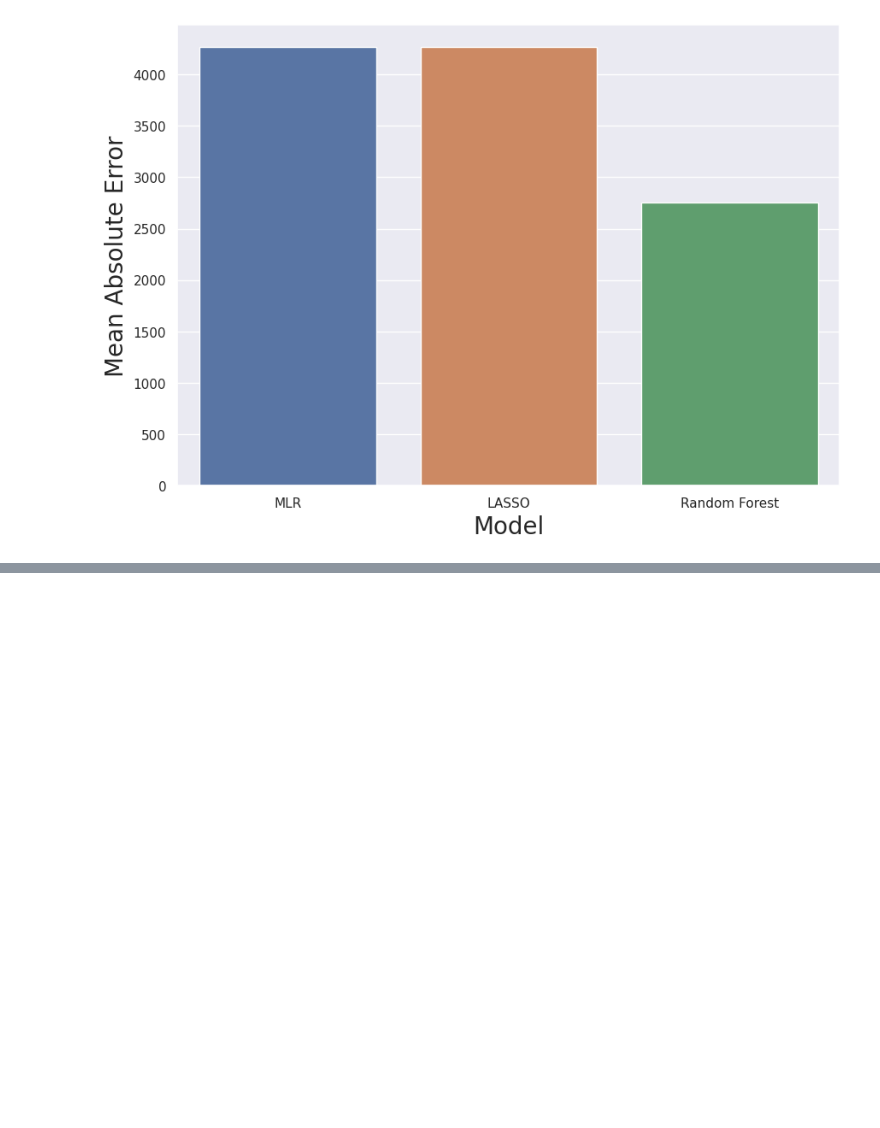
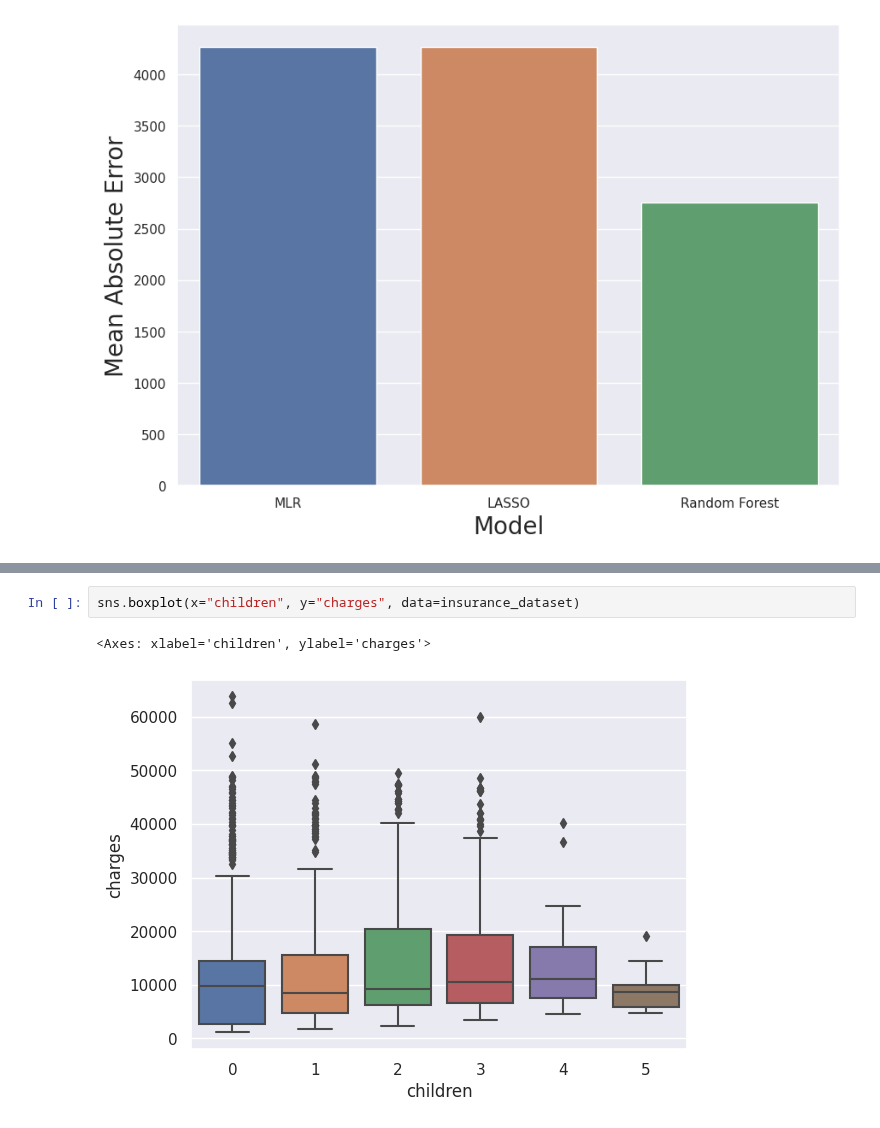
Before and after one commit to Bin7amood/Assignment-, a Jupyter notebook: Medical Insurance Mining.ipynb, the cells around one changed output, grey strips where cells are left out. Saved outputs shown, nothing was run; the diff lists cells and outputs as text; blank space fills up the shorter version.

```diff
--- a/Medical Insurance Mining.ipynb
+++ b/Medical Insurance Mining.ipynb
@@ -464,0 +467,5 @@ plt.show()
+# %%
+sns.boxplot(x="children", y="charges", data=insurance_dataset)
+# %% [output]
+<Axes: xlabel='children', ylabel='charges'>
+[figure, added]
```
Also changed, not shown: parts of 5 cells of this notebook.
